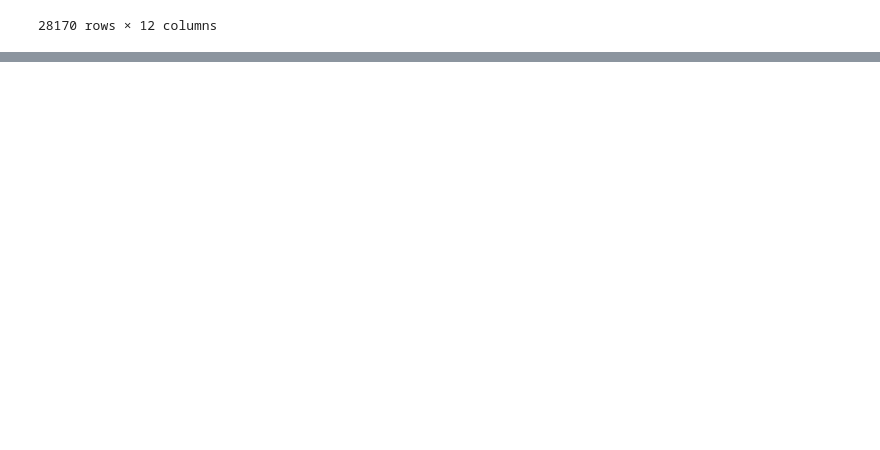
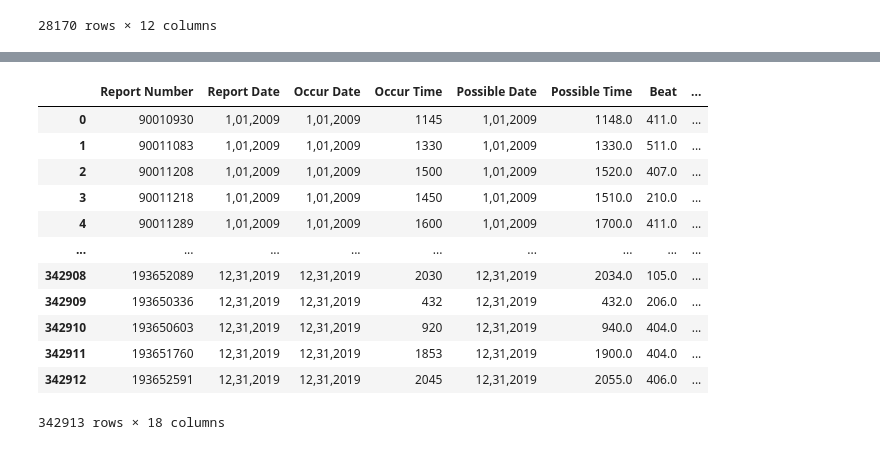
Before and after one commit to Chithra1996/GT_Final_Project, a Jupyter notebook: New folder/crime_data_cleaning.ipynb, the cells around one changed output, grey strips where cells are left out. Cells and saved outputs as stored; diff of their text form; code cells hidden in the pictures; blank space fills up the shorter version.

```diff
--- a/New folder/crime_data_cleaning.ipynb
+++ b/New folder/crime_data_cleaning.ipynb
@@ -78,0 +269,17 @@ new_crime.to_csv("crime_20_21.csv", encoding='utf-8', index= False)
+# %%
+test = data10.drop(columns=['Location Type'])
+test
+# %% [output]
+|  | Report Number | Report Date | Occur Date | Occur Time | Possible Date | Possible Time | Beat | ... |
+| 0 | 90010930 | 1,01,2009 | 1,01,2009 | 1145 | 1,01,2009 | 1148.0 | 411.0 | ... |
+| 1 | 90011083 | 1,01,2009 | 1,01,2009 | 1330 | 1,01,2009 | 1330.0 | 511.0 | ... |
+| 2 | 90011208 | 1,01,2009 | 1,01,2009 | 1500 | 1,01,2009 | 1520.0 | 407.0 | ... |
+| 3 | 90011218 | 1,01,2009 | 1,01,2009 | 1450 | 1,01,2009 | 1510.0 | 210.0 | ... |
+| 4 | 90011289 | 1,01,2009 | 1,01,2009 | 1600 | 1,01,2009 | 1700.0 | 411.0 | ... |
+| ... | ... | ... | ... | ... | ... | ... | ... | ... |
+| 342908 | 193652089 | 12,31,2019 | 12,31,2019 | 2030 | 12,31,2019 | 2034.0 | 105.0 | ... |
+| 342909 | 193650336 | 12,31,2019 | 12,31,2019 | 432 | 12,31,2019 | 432.0 | 206.0 | ... |
+| 342910 | 193650603 | 12,31,2019 | 12,31,2019 | 920 | 12,31,2019 | 940.0 | 404.0 | ... |
+| 342911 | 193651760 | 12,31,2019 | 12,31,2019 | 1853 | 12,31,2019 | 1900.0 | 404.0 | ... |
+| 342912 | 193652591 | 12,31,2019 | 12,31,2019 | 2045 | 12,31,2019 | 2055.0 | 406.0 | ... |
+342913 rows × 18 columns
```
Also changed, not shown: parts of 13 cells of this notebook, 4 other files.
